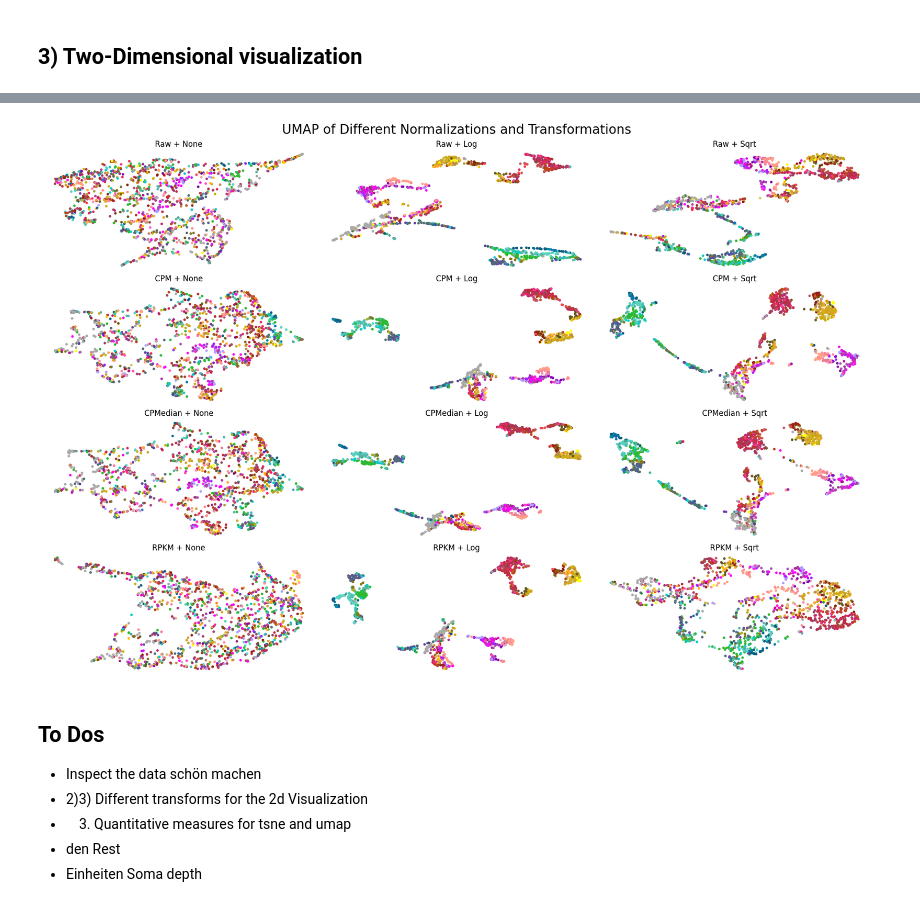
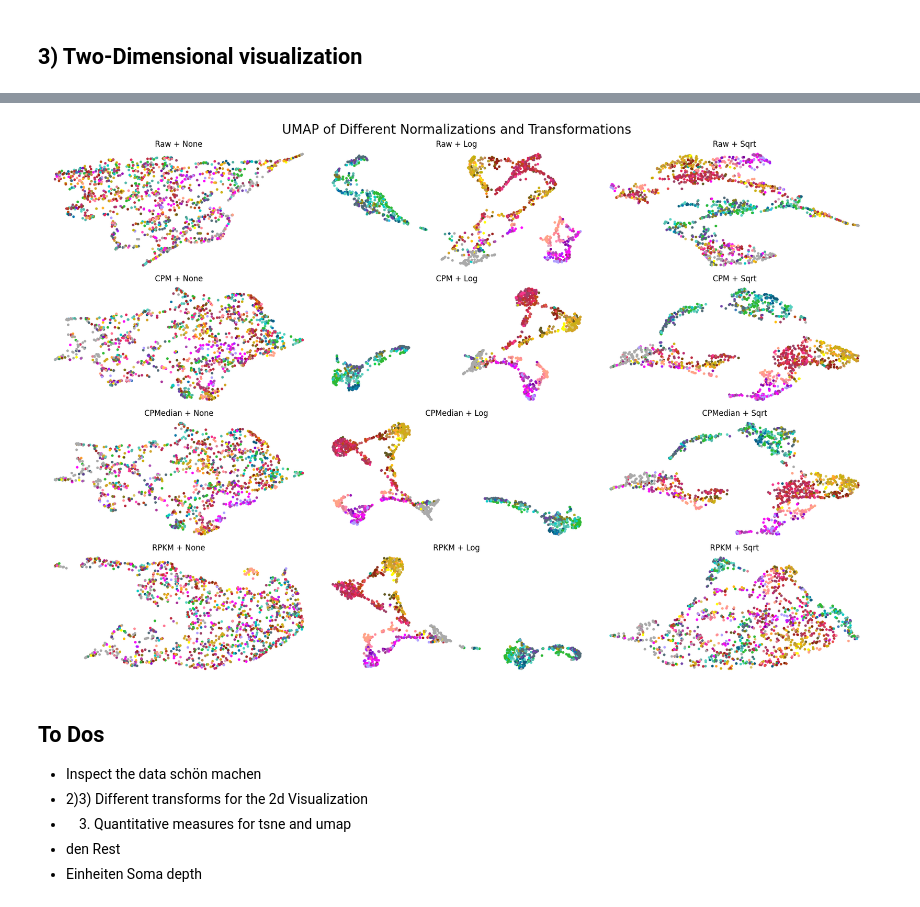
Before and after one commit to GustavKS/Neural-Data, a Jupyter notebook: Final Project/practical03.ipynb, the cells around one changed output, grey strips where cells are left out. Drawn from its saved outputs; the diff is of its cells as text; code cells hidden in the pictures.

```diff
--- a/Final Project/practical03.ipynb
+++ b/Final Project/practical03.ipynb
@@ -414,0 +464,9 @@ plt.show()
+# %%
+# cell specific expression
+
+# how many different genes does a cell express on average
+n_genes_per_cell = np.sum(data_exons.values > 0, axis=0)
+n_genes_per_cell_sorted_ids = np.argsort(-n_genes_per_cell)
+
+# get sequencing depth for each cell
+seq_depth = np.sum(data_exons.values, axis=0)
@@ -543,10 +734,12 @@ fig.suptitle(
     "UMAP of Different Normalizations and Transformations", fontsize=20
 )
 
+measures = np.zeros((len(normalizations), len(transformations), 4))
+
 for i, (norm_name, norm_data) in enumerate(normalizations.items()):
     for j, (trans_name, trans_func) in enumerate(transformations.items()):
         data = norm_data[:, gene_var > np.sort(gene_var)[-501]]
-        data_transformed = trans_func(norm_data)
+        data_transformed = trans_func(data)
         pca_result = sklearn.decomposition.PCA(n_components=50).fit_transform(
             data_transformed
         )
@@ -557,5 +750,66 @@ for i, (norm_name, norm_data) in enumerate(normalizations.items()):
         ax.scatter(umap_results[:, 0], umap_results[:, 1], c=cluster_colors)
         ax.set_title(f"{norm_name} + {trans_name}", fontsize=12)
         ax.axis("off")
+
+        # calculate pairwise (cell) distances in 2d and high dimensional space
+        dist_hd = squareform(pdist(data_transformed))
+        dist_ld = squareform(pdist(umap_results))
+
+        # calculate distance correlations
+        dcor = distance_correlation(dist_hd, dist_ld)
+        measures[i, j, 0] = dcor
+
+        # calculate distance ranks
+        ranks_hd = rankdata(dist_hd)
+        ranks_ld = rankdata(dist_ld)
+        # calculate correlation of ranks
+        spearman_corr, _ = spearmanr(ranks_hd, ranks_ld)
+        measures[i, j, 1] = spearman_corr
+
+        # calculate the knn for each cell in high and low dimensional space
+        k = 15
+        knn_hd = np.array([np.argsort(x)[1 : k + 1] for x in dist_hd])
+        knn_ld = np.array([np.argsort(x)[1 : k + 1] for x in dist_ld])
+        # calculate the number of overlapping neighbors
+        accuracy = np.sum(
+            [len(set(x) & set(y)) for x, y in zip(knn_hd, knn_ld)]
+        ) / (knn_hd.shape[0] * k)
+        measures[i, j, 2] = accuracy
+
+        # calculate point density variance
+        mins = np.min(umap_results, axis=0)
+        maxs = np.max(umap_results, axis=1)
+        # kde = KernelDensity(kernel="gaussian", bandwidth=10).fit(tsne_results)
+        x_grid = np.linspace(mins[0] - 1, maxs[0] + 1, 20)
+        y_grid = np.linspace(mins[1] - 1, maxs[1] + 1, 20)
+        densities = np.zeros(len(x_grid) * len(y_grid))
+        pos = 0
+        for x, _ in enumerate(x_grid[:-1]):
+            for y, _ in enumerate(y_grid[:-1]):
+                densities[pos] = np.sum(
+                    (
+                        (umap_results[:, 0] >= x_grid[x])
+                        & (umap_results[:, 0] < x_grid[x + 1])
+                        & (umap_results[:, 1] >= y_grid[y])
+                        & (umap_results[:, 1] < y_grid[y + 1])
+                    )
+                )
+                pos += 1
+        measures[i, j, 3] = np.var(densities)
+
+
+# print measures as table
+print(
+    f"{'Condition':<20} {'dist_corr':<10} {'rank_corr':<10} {'knn acc':<10} {'density var':<10}"
+)
+print("-" * 65)
+for i, (norm_name, norm_data) in enumerate(normalizations.items()):
+    for j, (trans_name, trans_func) in enumerate(transformations.items()):
+        condition = f"{norm_name} + {trans_name}"
+        print(
+            f"{condition:<20} {measures[i, j, 0]:<10.2f} {measures[i, j, 1]:<10.2f} {measures[i, j, 2]:<10.2f} {measures[i, j, 3]:<10.2f}"
+        )
+
+
 plt.show()
 # %% [output]
@@ -562,4 +830,4 @@ plt.show()
-[figure, old version]
+[figure, new version]
 # %% [markdown]
 ## To Dos
 
```
Also changed, not shown: parts of 8 cells of this notebook.
